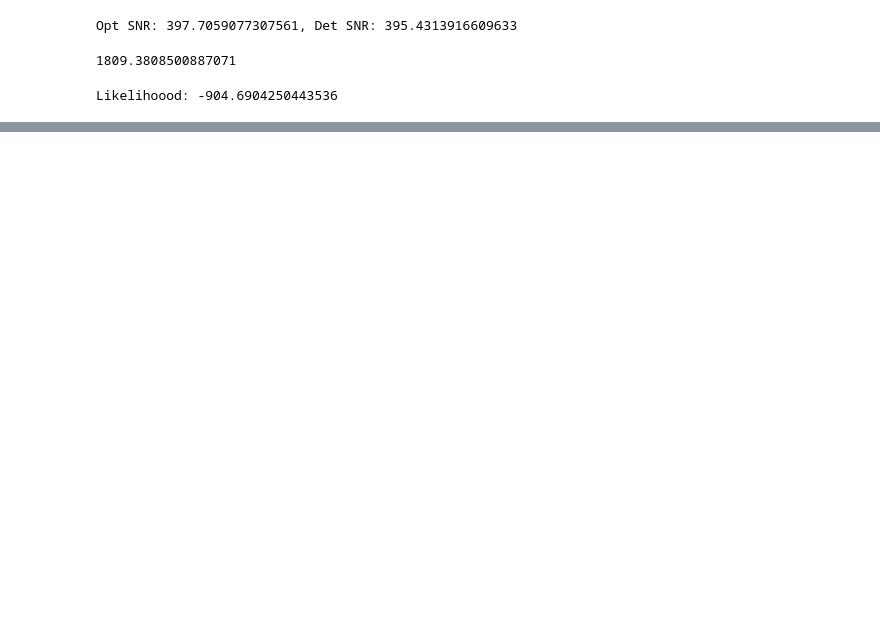
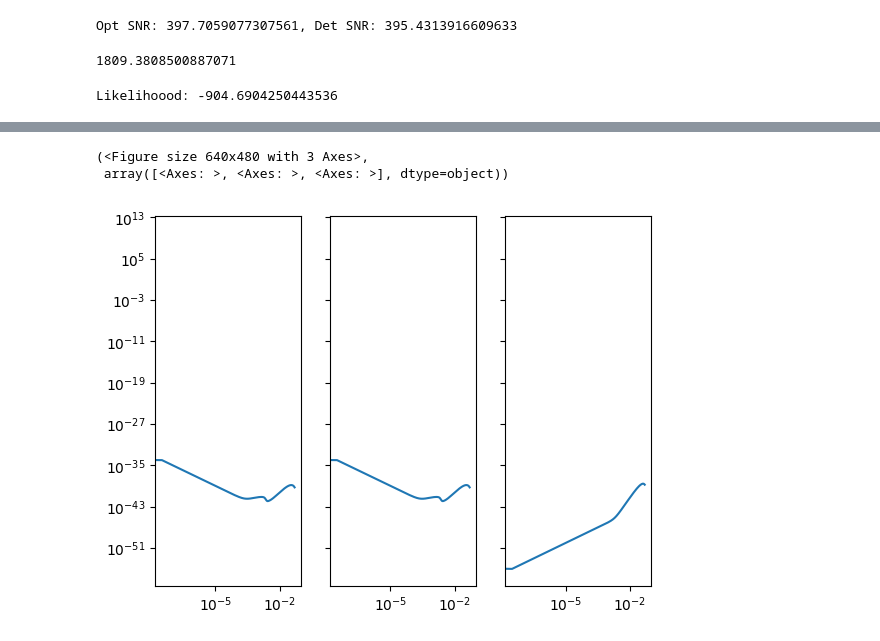
Before and after one commit to Thirtha17/SMBH-Merger-SNR-calculation-with-LISA, a Jupyter notebook: EmriWaveForm.ipynb, the cells around one changed output, grey strips where cells are left out. Saved outputs shown, nothing was run; the diff lists cells and outputs as text; code cells hidden in the pictures; blank space fills up the shorter version.

```diff
--- a/EmriWaveForm.ipynb
+++ b/EmriWaveForm.ipynb
@@ -304,0 +381,23 @@ np.float64(-904.6904250443622)
+# %%
+# freq =np.logspace(-5, -1, 1000)
+
+# Build DataResidualArray (make sure shape is (n_chan, N))
+data_arr = DataResidualArray(waveform_res, dt=10)
+
+sens_kwargs = dict(
+    stochastic_params=(4*YRSID_SI,)
+)
+
+sens_mat= SensitivityMatrix(data_arr.frequency_arr, [A1TDISens,E1TDISens,T1TDISens], **sens_kwargs)
+
+
+
+
+# Pass it into AnalysisContainer
+analysis_emri = AnalysisContainer(data_arr, sens_mat=sens_mat, signal_gen=run_emri)
+# %%
+sens_mat.loglog()
+# %% [output]
+(<Figure size 640x480 with 3 Axes>,
+ array([<Axes: >, <Axes: >, <Axes: >], dtype=object))
+[figure, added]
```
Also changed, not shown: parts of 42 cells of this notebook.
